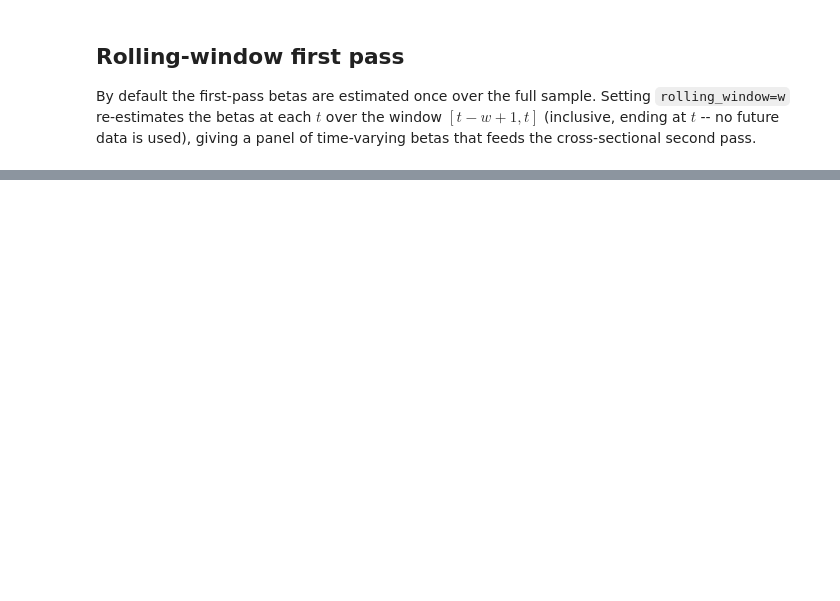
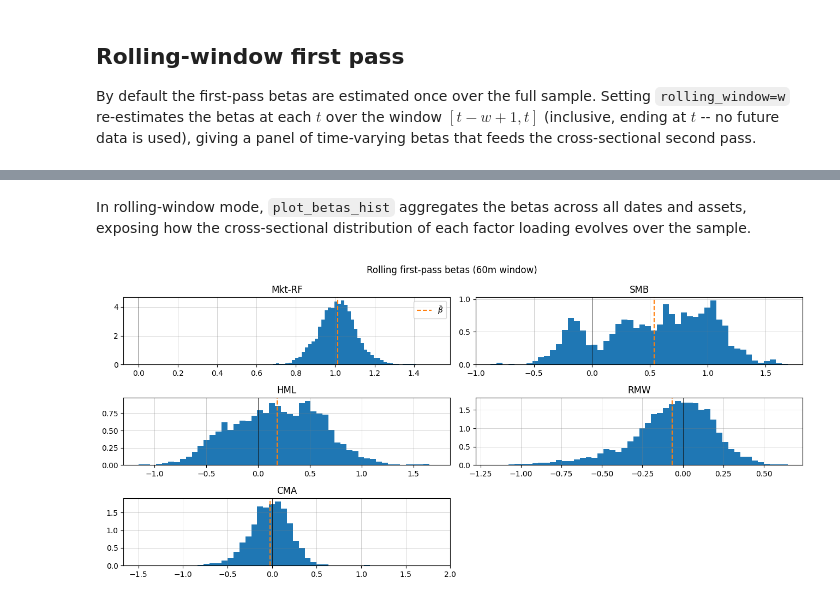
Before and after one commit to gusamarante/empfin, a Jupyter notebook: examples/fama_macbeth.ipynb, the cells around one changed output, grey strips where cells are left out. Saved outputs shown, nothing was run; the diff lists cells and outputs as text; code cells hidden in the pictures; blank space fills up the shorter version.

```diff
--- a/examples/fama_macbeth.ipynb
+++ b/examples/fama_macbeth.ipynb
@@ -169,0 +201,6 @@ fm_roll.plot_lambdas_timeseries(title="Fama-MacBeth - 5 Factors, 60m Rolling Bet
+# %% [markdown]
+In rolling-window mode, `plot_betas_hist` aggregates the betas across all dates and assets, exposing how the cross-sectional distribution of each factor loading evolves over the sample.
+# %%
+fm_roll.plot_betas_hist(title="Rolling first-pass betas (60m window)")
+# %% [output]
+[figure, added]
```
Also changed, not shown: parts of 20 cells of this notebook, 3 other files.
